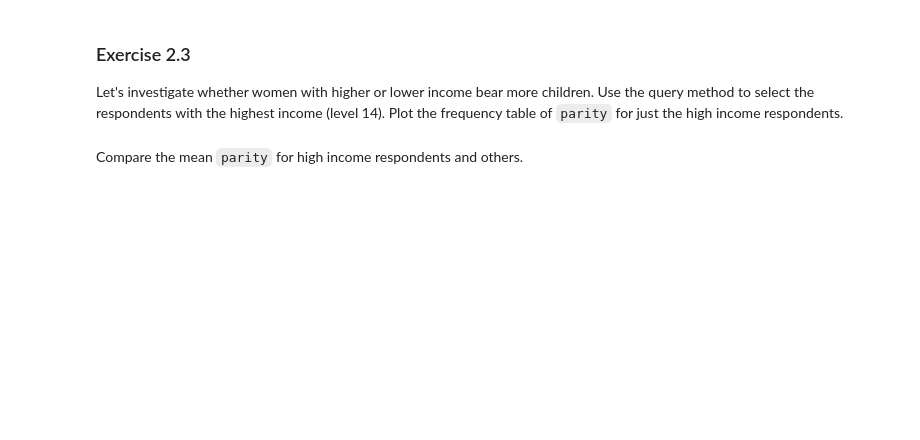
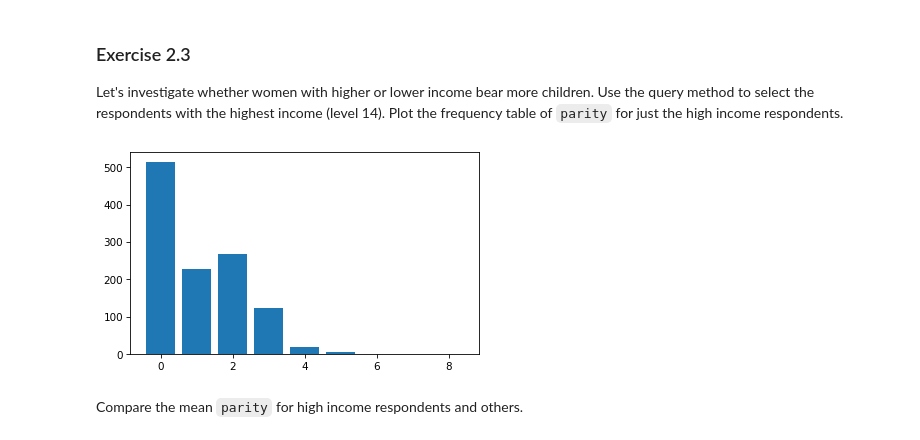
Before and after one commit to MARCO22-data/DataScience, a Jupyter notebook: fase1-fundamentos/think-stats/capítulo02.ipynb, the cells around one changed output. Saved outputs shown, nothing was run; the diff lists cells and outputs as text; code cells hidden in the pictures; blank space fills up the shorter version.

```diff
--- a/fase1-fundamentos/think-stats/capítulo02.ipynb
+++ b/fase1-fundamentos/think-stats/capítulo02.ipynb
@@ -451,6 +529,11 @@ Use the query method to select the respondents with the highest income (level 14
 Plot the frequency table of `parity` for just the high income respondents.
 # %%
 # Solution goes here
+high_income = resp.query("totincr == 14")
+ftab = FreqTab.from_seq(high_income["parity"])
+ftab.bar()
+# %% [output]
+[figure, added]
 # %% [markdown]
 Compare the mean `parity` for high income respondents and others.
 # %%
```
Also changed, not shown: parts of 33 cells of this notebook.
